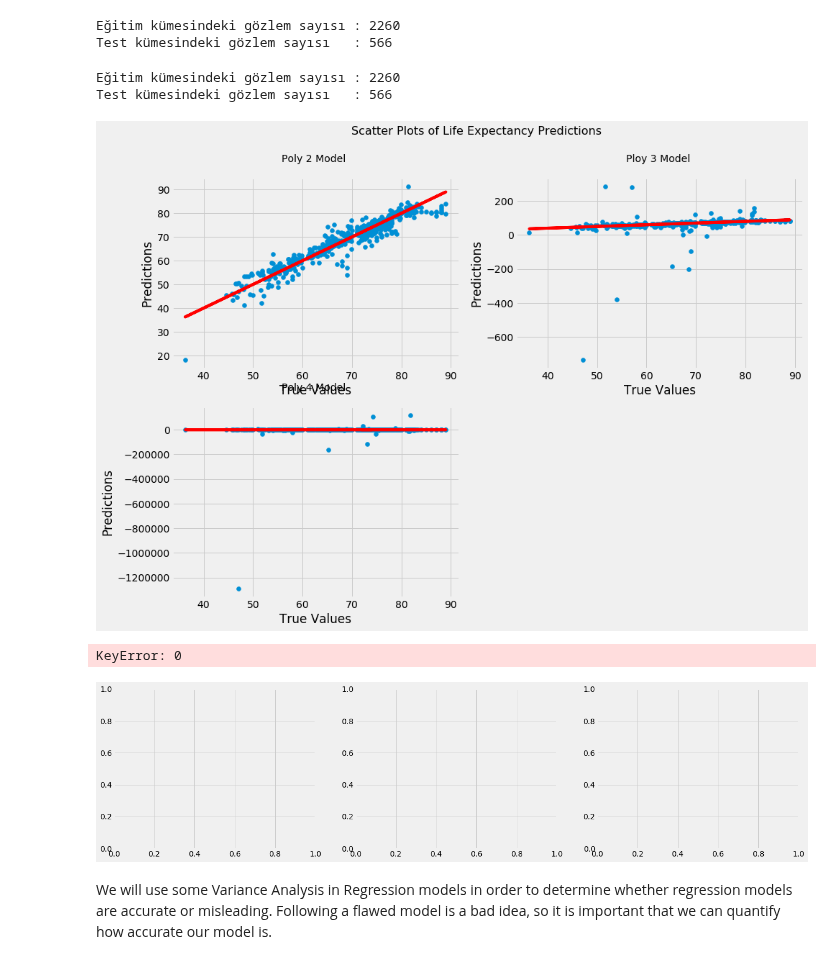
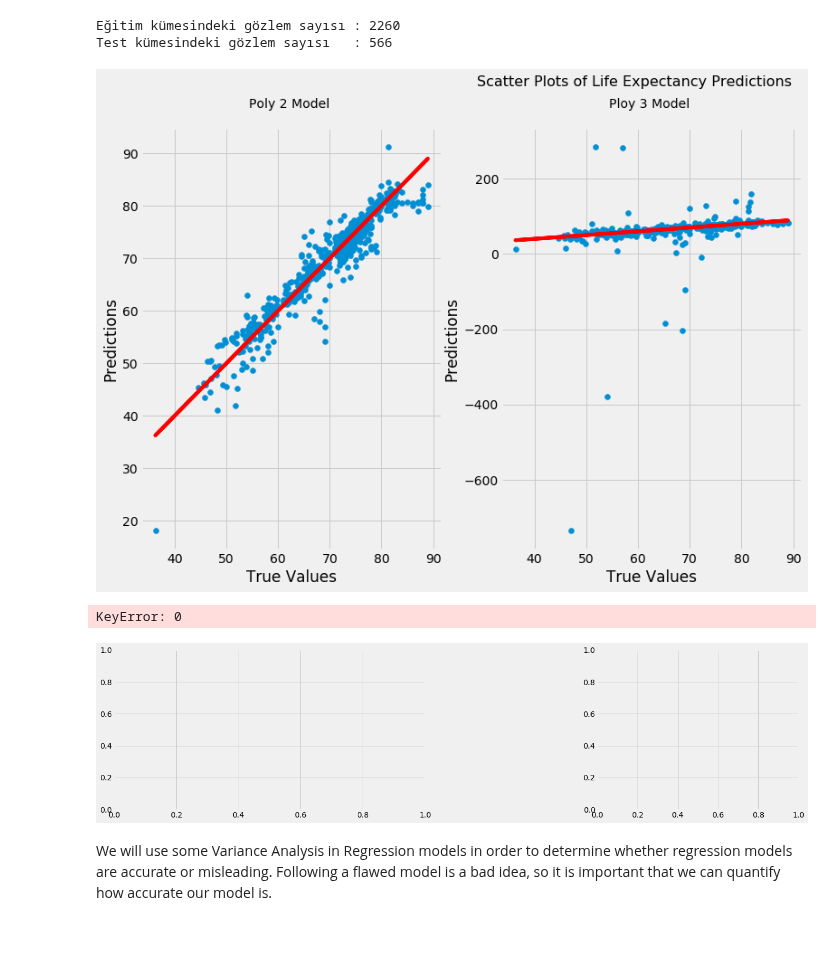
Before and after one commit to EceDolen/Proje-2-, a Jupyter notebook: proje 2 LifeExpectancyData SON2.ipynb, the cells around one changed output. Cells and saved outputs as stored; diff of their text form; code cells hidden in the pictures; blank space fills up the shorter version.

```diff
--- a/proje 2 LifeExpectancyData SON2.ipynb
+++ b/proje 2 LifeExpectancyData SON2.ipynb
@@ -719,15 +707,3 @@ df_pol4 = model_olustur(LifeExpectancyData_num,4)
-# %%
-
-for degisken in range(len(anlamli_degerler)):
-        Feature_list= anlamli_degerler[0:len(anlamli_degerler)-degisken]
-
-        X_poly=df_pol[Feature_list]
-        X_train, X_test, y_train, y_test = train_test_split(X_poly, y, test_size = 0.2, random_state = 0)
-
-        model_poly_lineer = LinearRegression()
-        results = model_poly_lineer.fit(X_train, y_train)
-        y_pred  = model_poly_lineer.predict(X_test)
-        y_pred_train = model_poly_lineer.predict(X_train)
 # %%
 plt.figure(1, figsize = (25,15))
 plt.suptitle('Degisken_Sayisi/MSE Values', size=8)
@@ -898,63 +857,38 @@ y_preds_pol3 = poly_model_3.predict(X_test_pol3)
 # %% [output]
 Eğitim kümesindeki gözlem sayısı : 2260
 Test kümesindeki gözlem sayısı   : 566
-# %%
-poly = PolynomialFeatures(4)
-poly_array = poly.fit_transform(df)
-df_poly4 = pd.DataFrame(poly_array, columns= poly.get_feature_names())
-
-y = LifeExpectancyData_num['Life_Expectancy']
-X = df_poly4
-
-X_train_pol4, X_test_pol4, y_train_pol4, y_test_pol4 = train_test_split(X, y, test_size = 0.2, random_state = 101)
-
-print("Eğitim kümesindeki gözlem sayısı : {}".format(X_train.shape[0]))
-print("Test kümesindeki gözlem sayısı   : {}".format(X_test.shape[0]))
-
-X_train = sm.add_constant(X_train)
-
-poly_model_4 = sm.OLS(y_train_pol4, X_train_pol4).fit()
-y_preds_pol4 = poly_model_4.predict(X_test_pol4)
-# %% [output]
-Eğitim kümesindeki gözlem sayısı : 2260
-Test kümesindeki gözlem sayısı   : 566
 # %%
-plt.figure(figsize=(14,10))
+#ilki satir ikincisi sutun 3. yernumarasi
+
+plt.figure(figsize=(18,8))
 plt.suptitle('Scatter Plots of Life Expectancy Predictions', size = 16)
 
-plt.subplot(2,2,1)
+plt.subplot(1,3,1)
 plt.title('Poly 2 Model \n', size = 14)
 plt.scatter(y_test_pol2, y_preds_pol2)
 plt.plot(y_test_pol2, y_test_pol2, color="red")
 plt.xlabel("True Values")
 plt.ylabel("Predictions")
 
-plt.subplot(2,2,2)
+plt.subplot(1,3,2)
 plt.title('Ploy 3 Model \n', size = 14)
 plt.scatter(y_test_pol3, y_preds_pol3)
 plt.plot(y_test_pol3, y_test_pol3, color="red")
 plt.xlabel("True Values")
 plt.ylabel("Predictions")
 
-plt.subplot(2,2,3)
-plt.title('Poly 4 Model \n', size = 14)
-plt.scatter(y_test_pol4, y_preds_pol4)
-plt.plot(y_test_pol4, y_test_pol4, color="red")
-plt.xlabel("True Values")
-plt.ylabel("Predictions")
-
 plt.subplots_adjust()
 plt.show()
 # %% [output]
-[figure, old version]
+[figure, new version]
 # %%
 fig, axes = plt.subplots(1,3,figsize=(20,5))
 
-Life_Expectancy_by_three_Polynomial = ['df_pol2', 'df_pol3', 'df_pol4']
+Life_Expectancy_by_three_Polynomial = ['df_pol2', 'df_pol3']
 
 for i in range(0,3):
 
-    plt.subplot(1, 3, i+1)
+    plt.subplot(1, 2, i+1)
     plt.scatter(LifeExpectancyData_num[y_test[i],y_pred[i]],LifeExpectancyData_num[Life_Expectancy_by_three_Polynomial[i]], color='blue')
     plt.plot(LifeExpectancyData_num[y_test[i],y_test[i]],LifeExpectancyData_num[Life_Expectancy_by_three_Polynomial[i]], color="red")
     plt.title('Scatter Plots of Life Expectancy Predictions'+ str(Life_Expectancy_by_three_poly[i]), y=1.08)
@@ -963,4 +897,4 @@ for i in range(0,3):
     plt.ylabel(str(Life_Expectancy_by_three_poly[i]),size=15)
 # %% [output]
 KeyError: 0
-[figure, old version]
+[figure, new version]
```
Also changed, not shown: parts of 19 cells of this notebook.
